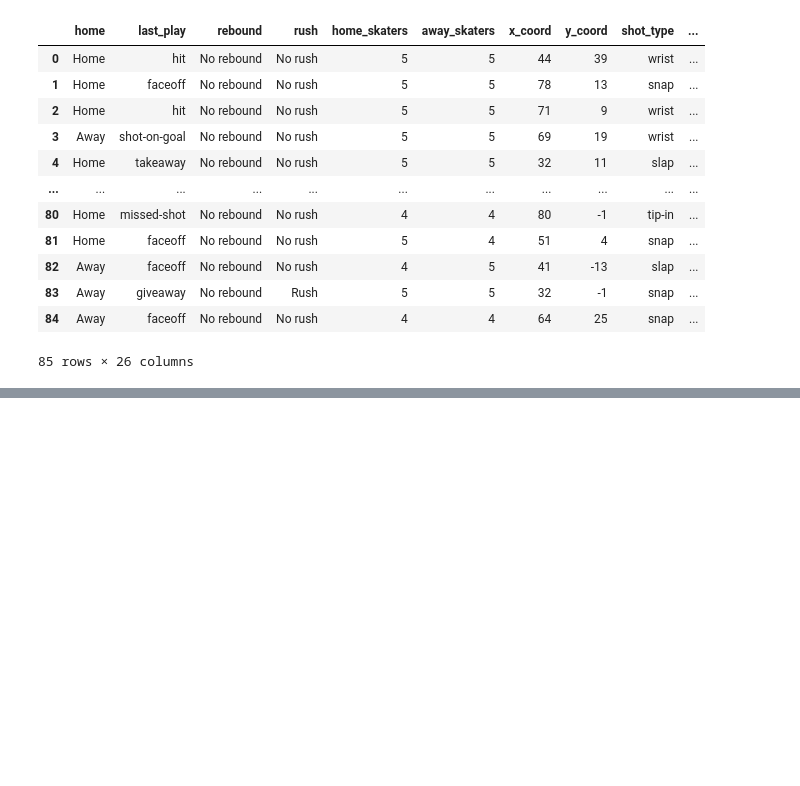
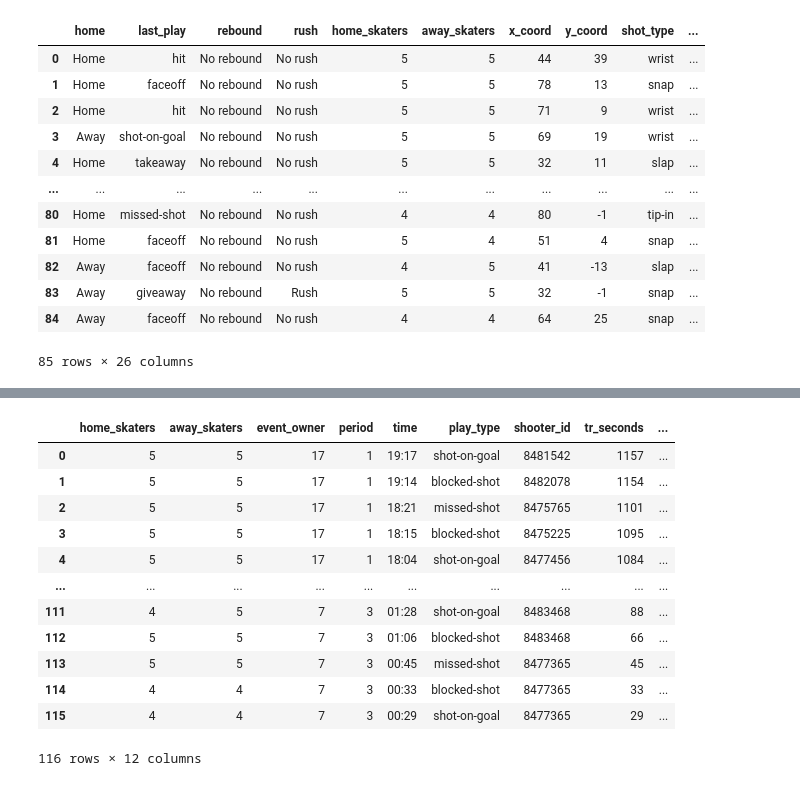
Before and after one commit to nolantphillips/nhl_game_reports, a Jupyter notebook: notebooks/02_call_for_data.ipynb, the cells around one changed output, grey strips where cells are left out. Saved outputs shown, nothing was run; the diff lists cells and outputs as text; code cells hidden in the pictures; blank space fills up the shorter version.

Commit message:
Added functions to tally corsi shots

```diff
--- a/notebooks/02_call_for_data.ipynb
+++ b/notebooks/02_call_for_data.ipynb
@@ -84,0 +135,2 @@ full_shots_df
+# %%
+attempts_df = get_attempts_df(shots_df, misses_df, blocks_df, goals_df)
@@ -84,0 +195,18 @@ full_shots_df
+# %%
+corsi_df = get_corsi_df(attempts_df=attempts_df, shifts_df=shifts_df)
+# %%
+corsi_df
+# %% [output]
+|  | home_skaters | away_skaters | event_owner | period | time | play_type | shooter_id | tr_seconds | ... |
+| 0 | 5 | 5 | 17 | 1 | 19:17 | shot-on-goal | 8481542 | 1157 | ... |
+| 1 | 5 | 5 | 17 | 1 | 19:14 | blocked-shot | 8482078 | 1154 | ... |
+| 2 | 5 | 5 | 17 | 1 | 18:21 | missed-shot | 8475765 | 1101 | ... |
+| 3 | 5 | 5 | 17 | 1 | 18:15 | blocked-shot | 8475225 | 1095 | ... |
+| 4 | 5 | 5 | 17 | 1 | 18:04 | shot-on-goal | 8477456 | 1084 | ... |
+| ... | ... | ... | ... | ... | ... | ... | ... | ... | ... |
+| 111 | 4 | 5 | 7 | 3 | 01:28 | shot-on-goal | 8483468 | 88 | ... |
+| 112 | 5 | 5 | 7 | 3 | 01:06 | blocked-shot | 8483468 | 66 | ... |
+| 113 | 5 | 5 | 7 | 3 | 00:45 | missed-shot | 8477365 | 45 | ... |
+| 114 | 4 | 4 | 7 | 3 | 00:33 | blocked-shot | 8477365 | 33 | ... |
+| 115 | 4 | 4 | 7 | 3 | 00:29 | shot-on-goal | 8477365 | 29 | ... |
+116 rows × 12 columns
```
Also changed, not shown: parts of 15 cells of this notebook, 1 other file.
